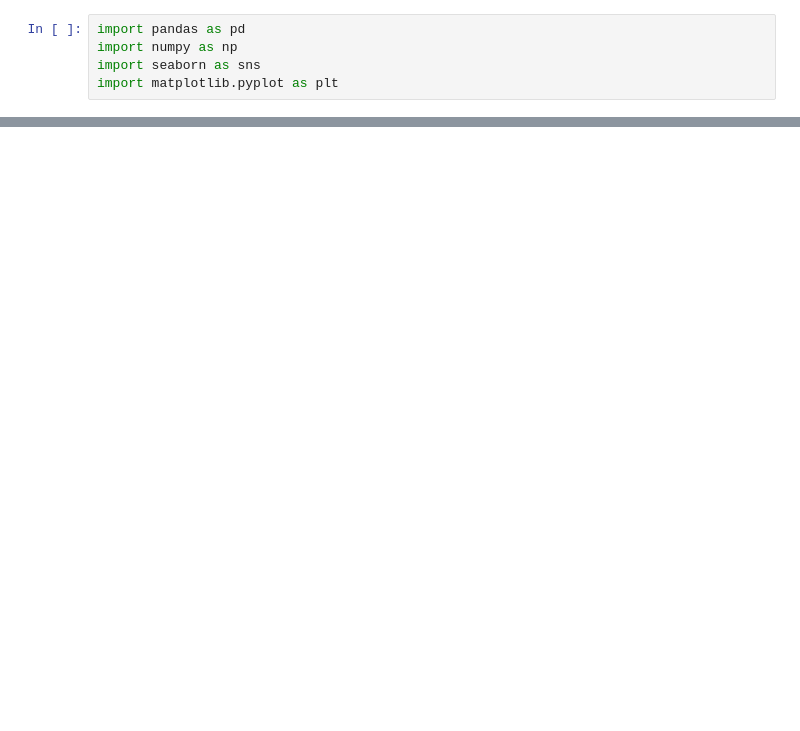
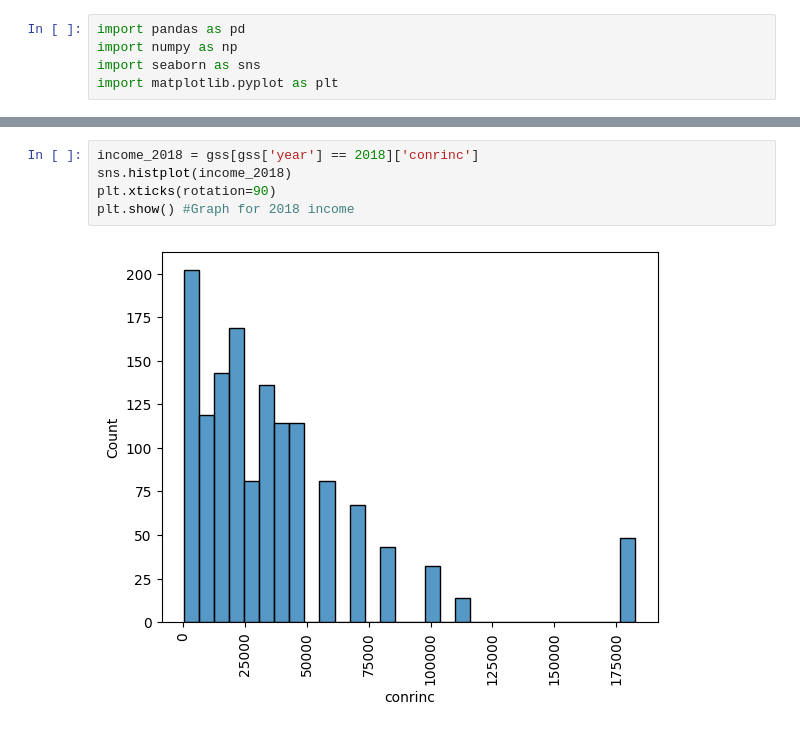
Before and after one commit to imdressel/project_gss, a Jupyter notebook: GSS_Rhiannon's_part.ipynb, the cells around one changed output, grey strips where cells are left out. Drawn from its saved outputs; the diff is of its cells as text; blank space fills up the shorter version.

```diff
--- a/GSS_Rhiannon's_part.ipynb
+++ b/GSS_Rhiannon's_part.ipynb
@@ -35,0 +36,7 @@ Resolving deltas: 100% (31/31), done.
+# %%
+income_2018 = gss[gss['year'] == 2018]['conrinc']
+sns.histplot(income_2018)
+plt.xticks(rotation=90)
+plt.show() #Graph for 2018 income
+# %% [output]
+[figure, added]
```
Also changed, not shown: parts of 7 cells of this notebook.
